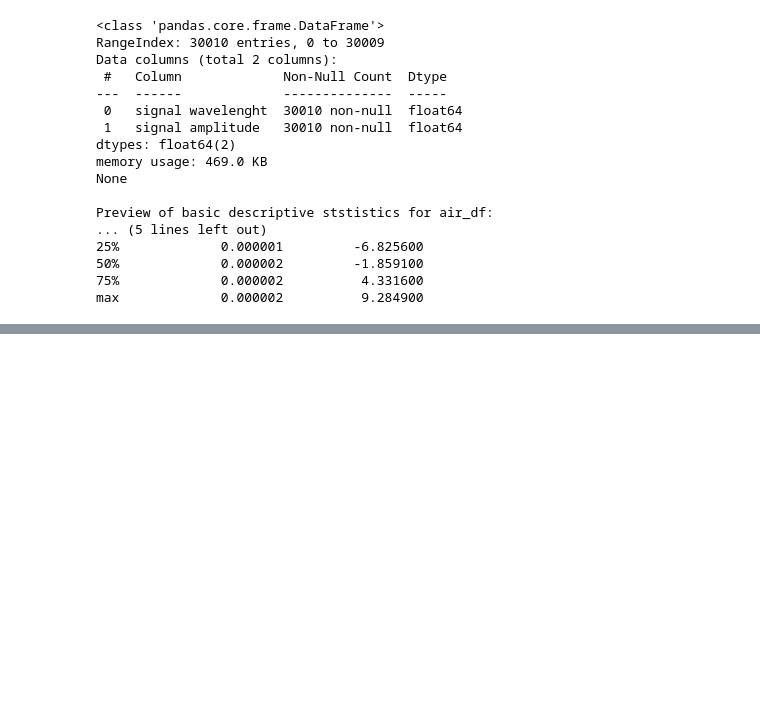
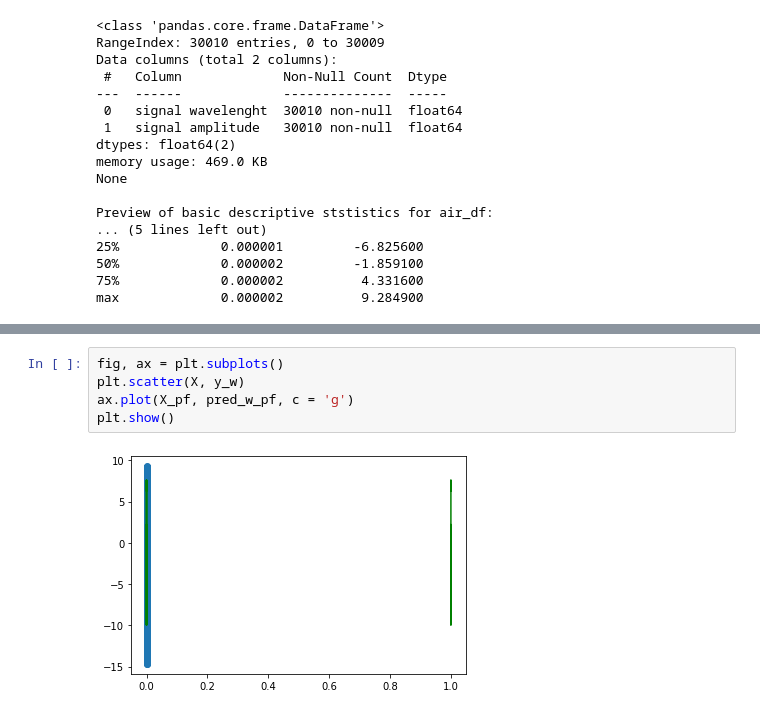
Before and after one commit to slatkowski/Industry_4.0, a Jupyter notebook: industry_4.0.ipynb, the cells around one changed output, grey strips where cells are left out. Drawn from its saved outputs; the diff is of its cells as text; blank space fills up the shorter version.

```diff
--- a/industry_4.0.ipynb
+++ b/industry_4.0.ipynb
@@ -248,0 +308,7 @@ ProfileReport(water_df)
+# %%
+fig, ax = plt.subplots()
+plt.scatter(X, y_w)
+ax.plot(X_pf, pred_w_pf, c = 'g')
+plt.show()
+# %% [output]
+[figure, added]
```
Also changed, not shown: parts of 13 cells of this notebook.
